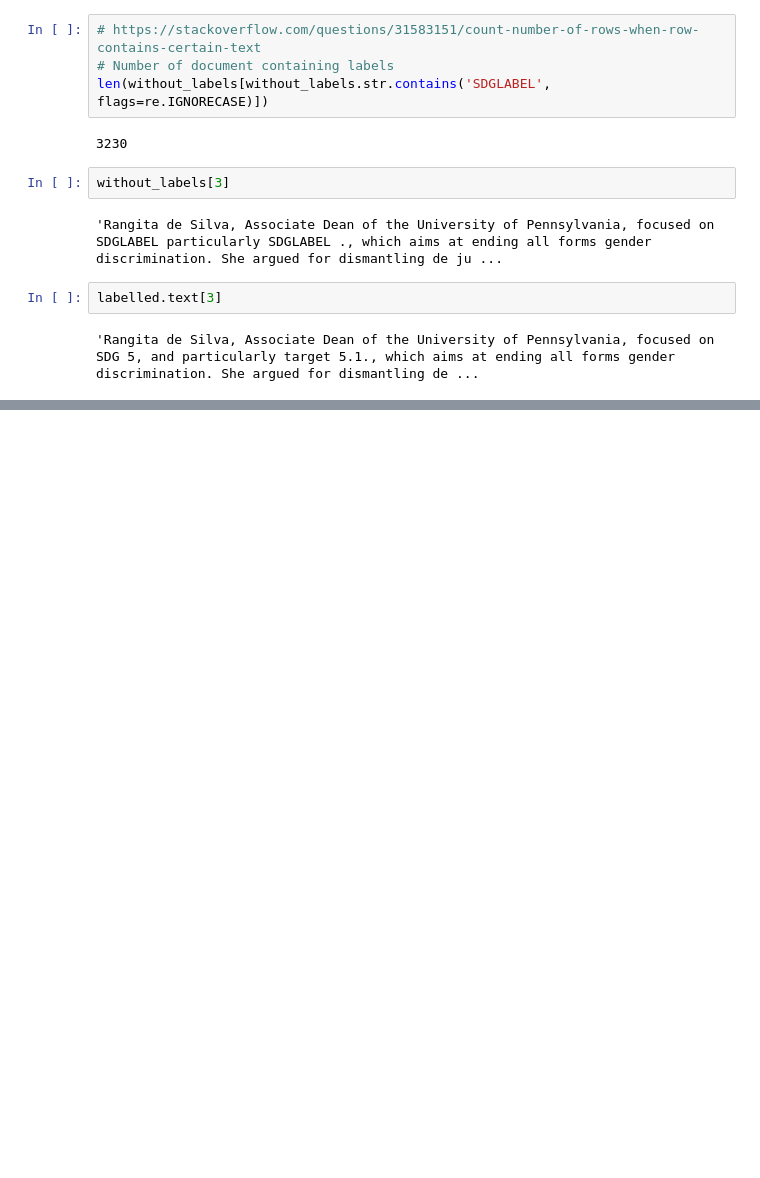
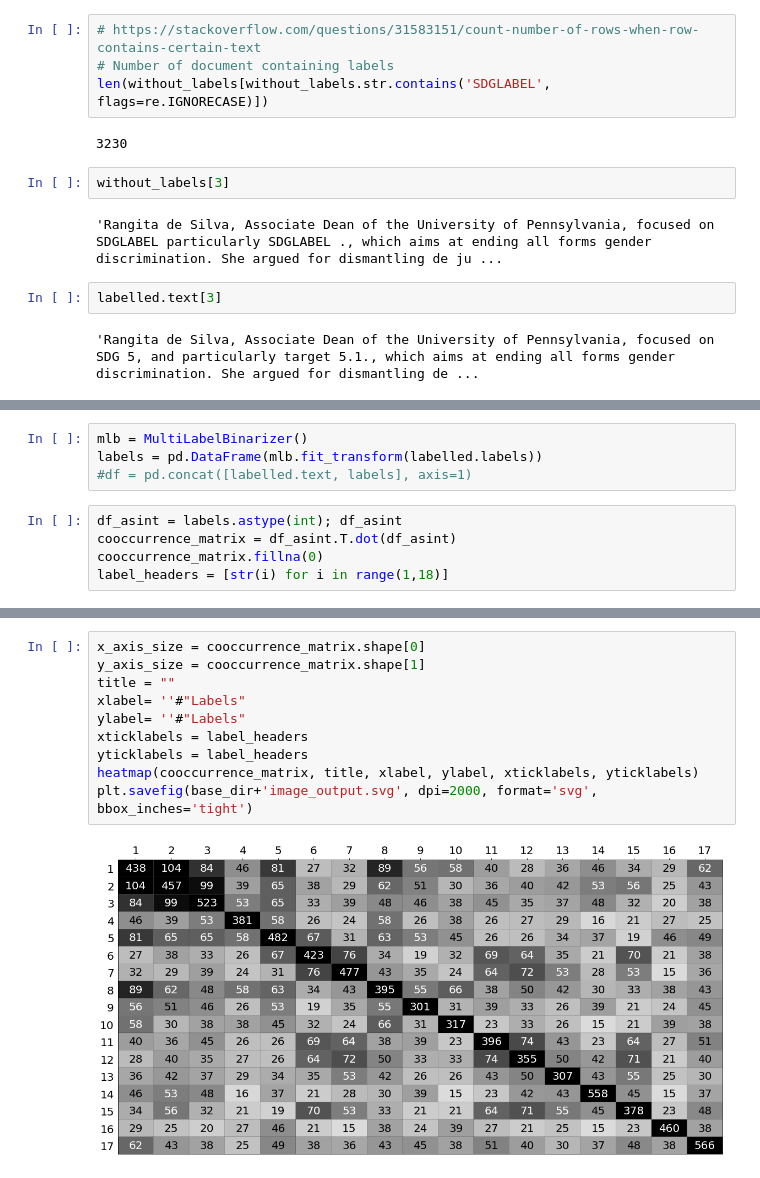
Before and after one commit to vondersam/sdgs_text_classifier, a Jupyter notebook: experiments/data_analysis.ipynb, the cells around one changed output, grey strips where cells are left out. Drawn from its saved outputs; the diff is of its cells as text; blank space fills up the shorter version.

```diff
--- a/experiments/data_analysis.ipynb
+++ b/experiments/data_analysis.ipynb
@@ -361,0 +363,9 @@ labelled.text[3]
+# %%
+mlb = MultiLabelBinarizer()
+labels = pd.DataFrame(mlb.fit_transform(labelled.labels))
+#df = pd.concat([labelled.text, labels], axis=1)
+# %%
+df_asint = labels.astype(int); df_asint
+cooccurrence_matrix = df_asint.T.dot(df_asint)
+cooccurrence_matrix.fillna(0)
+label_headers = [str(i) for i in range(1,18)]
@@ -361,0 +481,12 @@ labelled.text[3]
+# %%
+x_axis_size = cooccurrence_matrix.shape[0]
+y_axis_size = cooccurrence_matrix.shape[1]
+title = ""
+xlabel= ''#"Labels"
+ylabel= ''#"Labels"
+xticklabels = label_headers
+yticklabels = label_headers
+heatmap(cooccurrence_matrix, title, xlabel, ylabel, xticklabels, yticklabels)
+plt.savefig(base_dir+'image_output.svg', dpi=2000, format='svg', bbox_inches='tight')
+# %% [output]
+[figure, added]
```
Also changed, not shown: parts of 7 cells of this notebook.
